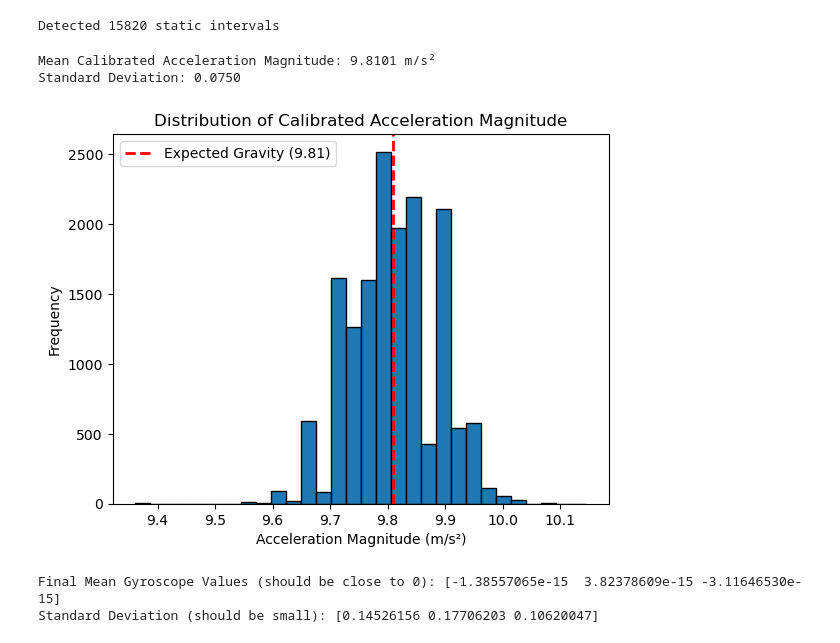
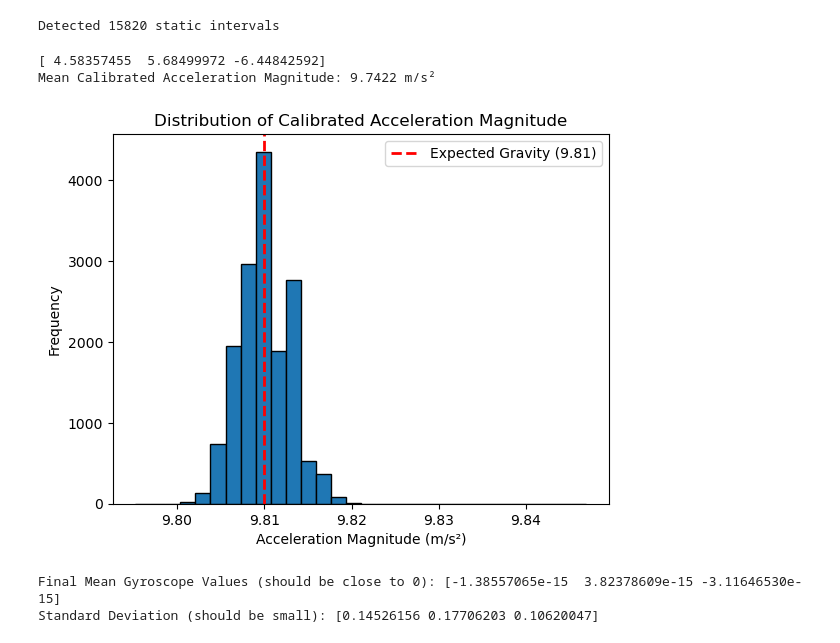
Before and after one commit to shehab299/AVRLabs, a Jupyter notebook: Calibration.ipynb, the cells around one changed output. Drawn from its saved outputs; the diff is of its cells as text; code cells hidden in the pictures.

Commit message:
Adjusted the calibration to return 3 values

```diff
--- a/Calibration.ipynb
+++ b/Calibration.ipynb
@@ -9,10 +9,8 @@ from scipy.spatial.transform import Rotation as R
 def load_data(file_path):
     df = pd.read_csv(file_path)
 
-    df.iloc[:, 1:4] *= 9.81  # convert to m/s^2
-
     timestamps = np.array(df.iloc[:, 0].values)
-    accel_data = df.iloc[:, 1:4].values
+    accel_data = df.iloc[:, 1:4].values * 9.81 # convert to m/s^2
     gyro_data = df.iloc[:, 5:].values
 
     return timestamps, accel_data, gyro_data
@@ -81,47 +79,55 @@ Detected 15820 static intervals
 # %%
 def accel_calibration(params, static_accel_data, return_corrected=False):
     """ Calibration function for accelerometer. """
     scale_factors = np.diag(params[:3])
     biases = params[3:6]
     misalignment = np.array([[1, params[6], params[7]],
-                              [params[8], 1, params[9]],
-                              [params[10], params[11], 1]])
+                             [params[8], 1, params[9]],
+                             [params[10], params[11], 1]])
+
     corrected = ((static_accel_data - biases) @ scale_factors) @ misalignment.T
 
     if return_corrected:
         return corrected
     return np.linalg.norm(corrected, axis=1) - 9.81
 
+
 def apply_accel_calibration(static_accel_data):
-    # Initial guess: [scale_x, scale_y, scale_z, bias_x, bias_y, bias_z, misalignments...]
-    initial_guess = np.array([1, 1, 1, 0, 0, 0, 0.001, 0.001, 0.001, 0.001, 0.001, 0.001])
-    bounds = ([0.95, 0.95, 0.95, -1, -1, -1, -0.05, -0.05, -0.05, -0.05, -0.05, -0.05],
-            [1.05, 1.05, 1.05, 1, 1, 1, 0.05, 0.05, 0.05, 0.05, 0.05, 0.05])
+    # Less aggressive initial misalignment
+    initial_guess = np.array([1, 1, 1, 0, 0, 0, 0, 0, 0, 0, 0, 0])
 
     # Perform optimization with bounds
-    result = least_squares(accel_calibration, initial_guess, args=(static_accel_data,), bounds=bounds)
-    accel_corrected = accel_calibration(result.x, static_accel_data, return_corrected=True)
+    result = least_squares(accel_calibration, initial_guess, args=(
+        static_accel_data,), method='lm')
+    accel_corrected = accel_calibration(
+        result.x, static_accel_data, return_corrected=True)
     return accel_corrected
 
+
 def test_accel_calibration(static_accel_data):
-    accel_magnitude = np.linalg.norm(apply_accel_calibration(static_accel_data), axis=1)
-    print(f"Mean Calibrated Acceleration Magnitude: {np.mean(accel_magnitude):.4f} m/s²")
-    print(f"Standard Deviation: {np.std(accel_magnitude):.4f}")
+    accel_corrected = apply_accel_calibration(static_accel_data)
+    mean_accel = accel_corrected.mean(axis=0)
+    print(mean_accel)
+    accel_magnitude = np.linalg.norm(mean_accel)
+    print(
+        f"Mean Calibrated Acceleration Magnitude: {accel_magnitude:.4f} m/s²")
 
     # Plot the results
-    plt.hist(accel_magnitude, bins=30, edgecolor='black')
-    plt.axvline(9.81, color='r', linestyle='dashed', linewidth=2, label="Expected Gravity (9.81)")
+    plt.hist(np.linalg.norm(accel_corrected, axis=1), bins=30, edgecolor='black')
+    plt.axvline(9.81, color='r', linestyle='dashed',
+                linewidth=2, label="Expected Gravity (9.81)")
     plt.xlabel("Acceleration Magnitude (m/s²)")
     plt.ylabel("Frequency")
     plt.title("Distribution of Calibrated Acceleration Magnitude")
     plt.legend()
     plt.show()
 
+
 test_accel_calibration(static_accel_data)
 # %% [output]
-Mean Calibrated Acceleration Magnitude: 9.8101 m/s²
-Standard Deviation: 0.0750
+[ 4.58357455  5.68499972 -6.44842592]
+Mean Calibrated Acceleration Magnitude: 9.7422 m/s²
-[figure, old version]
+[figure, new version]
 # %%
 def runge_kutta_integration(data, bias):
     """ Uses Runge-Kutta method to integrate gyroscope data into orientation. """
```
Also changed, not shown: parts of 1 cell of this notebook.
